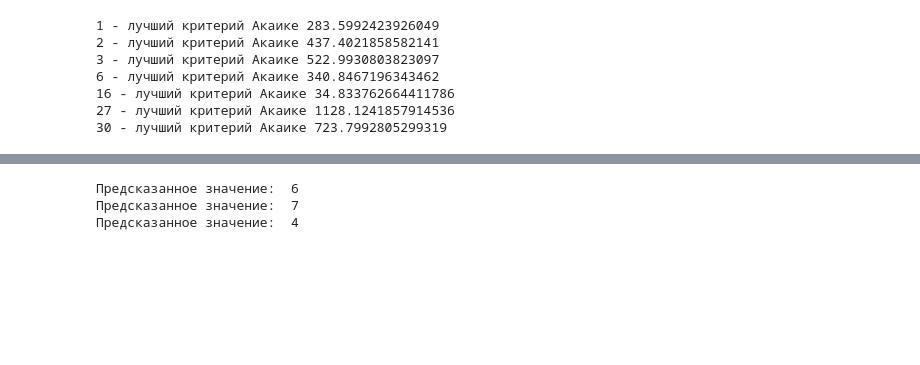
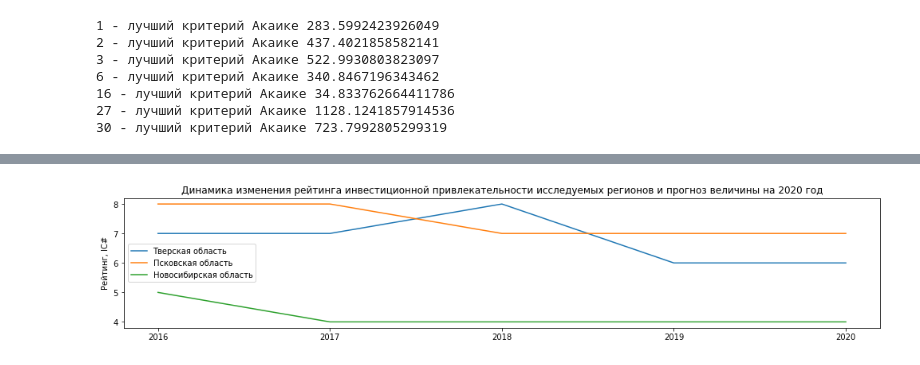
Before and after one commit to paulnumberone/investment_appeal, a Jupyter notebook: IA.ipynb, the cells around one changed output, grey strips where cells are left out. Cells and saved outputs as stored; diff of their text form; code cells hidden in the pictures; blank space fills up the shorter version.

Commit message:
Определен рейтинг на 2020 год
Построил график, описал

```diff
--- a/IA.ipynb
+++ b/IA.ipynb
@@ -419,12 +422,9 @@ predicted_res_nsk = predicted_df_nsk.groupby(predicted_df_nsk.index.year).sum()
 predicted_res_psk = predicted_df_psk.groupby(predicted_df_psk.index.year).sum()
 predicted_res_tvr = predicted_df_tvr.groupby(predicted_df_tvr.index.year).sum()
 # %%
+pr_2020=[]
 for data, element, new_data in zip([res_tvr, res_psk, res_nsk],
-                                   ['Тверская область', 'Псковская область', 'Новосибирская область'],
+                                   cols,
                                    [predicted_res_tvr, predicted_res_psk, predicted_res_nsk]):
     clf = linear_model.LogisticRegression(random_state=0).fit(data, rating[element])
-    print('Предсказанное значение: ', int(clf.predict(new_data[1:])))
+    pr_2020.append(int(clf.predict(new_data[1:])))
-# %% [output]
-Предсказанное значение:  6
-Предсказанное значение:  7
-Предсказанное значение:  4
@@ -432,0 +431,14 @@ for data, element, new_data in zip([res_tvr, res_psk, res_nsk],
+# %%
+result=rating.T
+result['2020']=pr_2020
+result*-1
+# %%
+plt.figure(figsize=(17,3))
+plt.title("Динамика изменения рейтинга инвестиционной привлекательности исследуемых регионов и прогноз величины на 2020 год")
+plt.ylabel("Рейтинг, IC#")
+plt.plot(result.T)
+plt.legend(result.index)
+plt.xticks(range(2016, 2021))
+plt.show()
+# %% [output]
+[figure, added]
```
Also changed, not shown: parts of 9 cells of this notebook.
